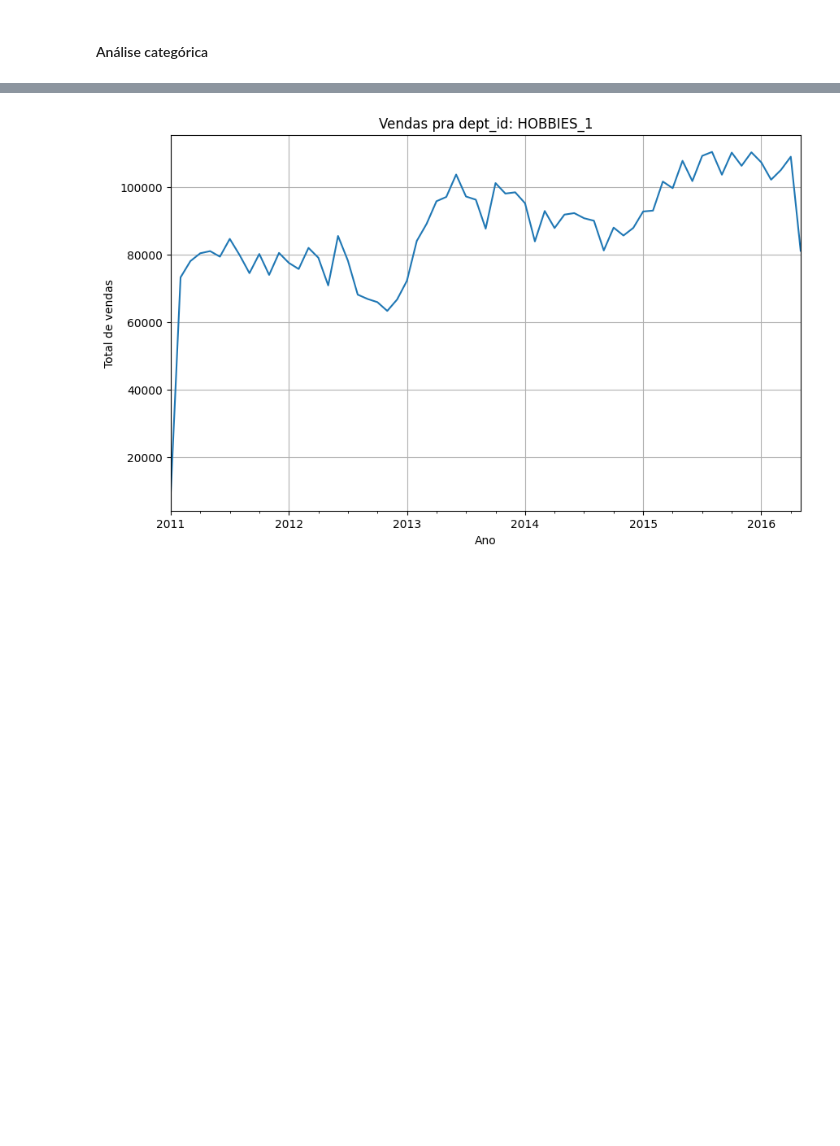
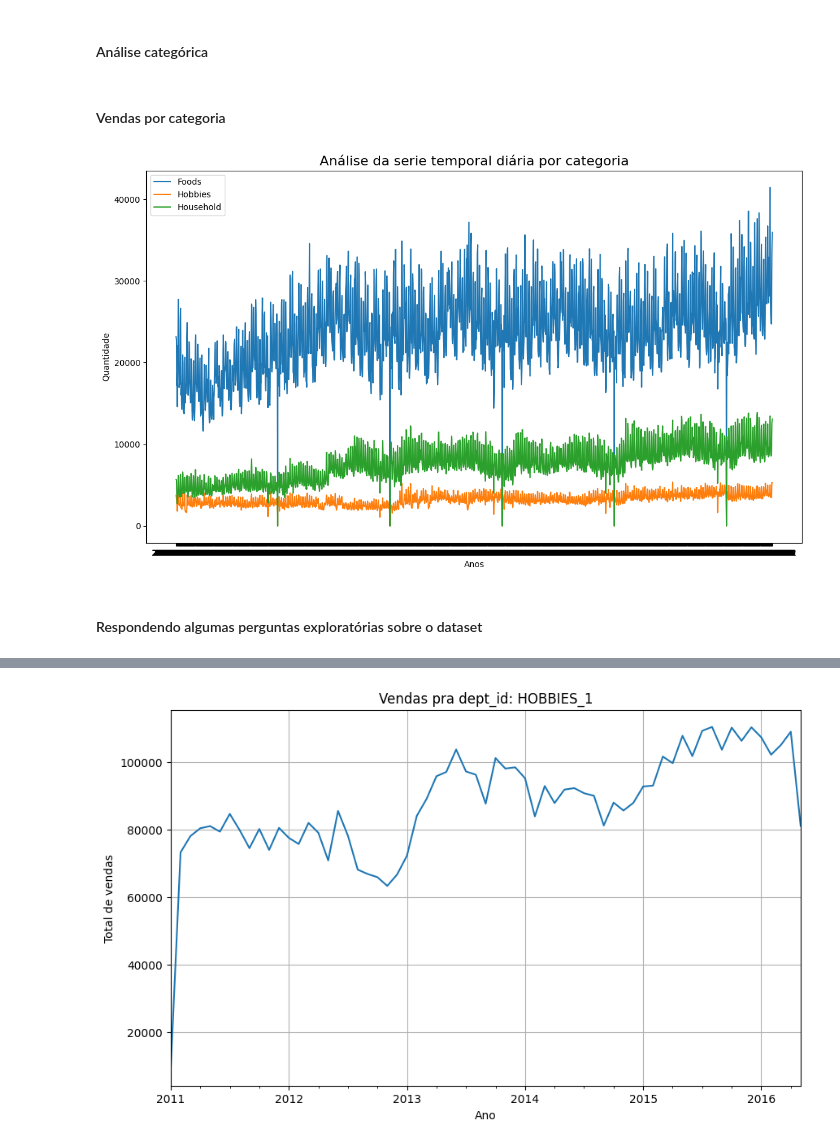
Before and after one commit to MateusVasc/Projeto-PET-Sauter, a Jupyter notebook: analise_exploratoria/analise_exploratoria.ipynb, the cells around one changed output, grey strips where cells are left out. Cells and saved outputs as stored; diff of their text form; code cells hidden in the pictures; blank space fills up the shorter version.

```diff
--- a/analise_exploratoria/analise_exploratoria.ipynb
+++ b/analise_exploratoria/analise_exploratoria.ipynb
@@ -103,4 +103,32 @@ df['year_month'] = df['date'].dt.to_period('M')
 import matplotlib.pyplot as plt
 import matplotlib.ticker as ticker
 import seaborn as sns
+# %% [markdown]
+#### Vendas por categoria
+# %%
+df_cat = df.groupby(['cat_id','date'])['value'].sum().reset_index().set_index('date')
+# %%
+def plot_category(ax, df, category, label):
+    subset = df[df['cat_id'] == category]
+    ax.plot(subset['value'], label=label)
+
+fig, ax = plt.subplots(figsize=(14, 8))
+
+categories = ['FOODS', 'HOBBIES', 'HOUSEHOLD']
+labels = ['Foods', 'Hobbies', 'Household']
+
+for category, label in zip(categories, labels):
+    plot_category(ax, df_cat, category, label)
+
+ax.set_title('Análise da serie temporal diária por categoria', fontsize=16)
+ax.set_xlabel('Anos')
+ax.set_ylabel('Quantidade')
+
+ax.legend()
+
+plt.show()
+# %% [output]
+[figure, added]
+# %% [markdown]
+#### Respondendo algumas perguntas exploratórias sobre o dataset
 # %%
```
Also changed, not shown: parts of 18 cells of this notebook.
